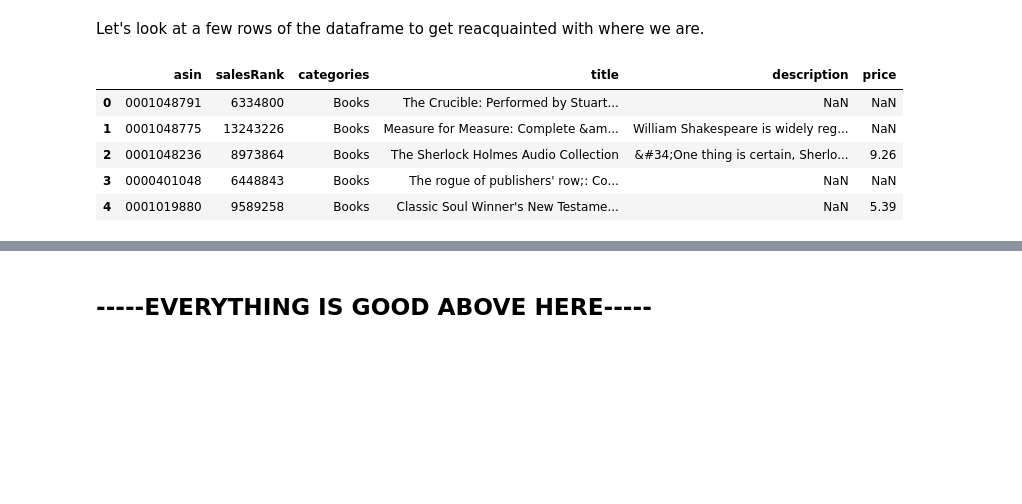
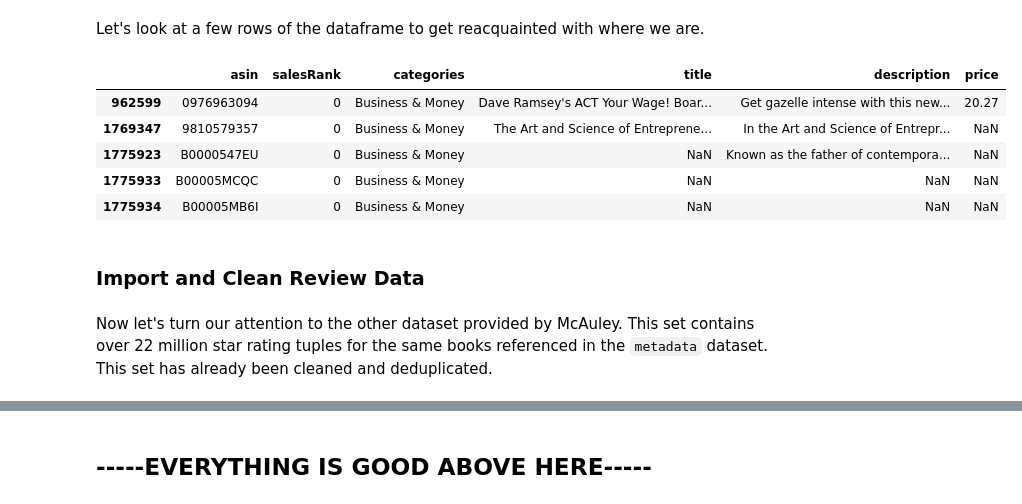
Before and after one commit to kathrynhamilton/207finalproject, a Jupyter notebook: w207_final_project.ipynb, the cells around one changed output, grey strips where cells are left out. Cells and saved outputs as stored; diff of their text form; code cells hidden in the pictures; blank space fills up the shorter version.

```diff
--- a/w207_final_project.ipynb
+++ b/w207_final_project.ipynb
@@ -284,11 +322,22 @@ metadata2.drop(['salesRank','title','description','price'],axis=1).groupby(['cat
+# %%
+busi = metadata[metadata['categories'] == 'Business & Money']
+hist = metadata[metadata['categories'] == 'History']
+tech = metadata[metadata['categories'] == 'Computers & Technology']
+poli = metadata[metadata['categories'] == 'Politics & Social Sciences']
+
+bhtp_data = pd.concat([busi,hist,tech,poli])   # Create a dataframe with all of the relevant data, to use for scraping, etc.
 # %% [markdown]
 Let's look at a few rows of the dataframe to get reacquainted with where we are.
 # %%
-metadata.head(n=5)   # print first 5 rows of dataframe
+bhtp_data.head(n=5)   # print first 5 rows of dataframe
 # %% [output]
 |  | asin | salesRank | categories | title | description | price |
-| 0 | 0001048791 | 6334800 | Books | The Crucible: Performed by Stuart... | NaN | NaN |
-| 1 | 0001048775 | 13243226 | Books | Measure for Measure: Complete &am... | William Shakespeare is widely reg... | NaN |
-| 2 | 0001048236 | 8973864 | Books | The Sherlock Holmes Audio Collection | &#34;One thing is certain, Sherlo... | 9.26 |
-| 3 | 0000401048 | 6448843 | Books | The rogue of publishers' row;: Co... | NaN | NaN |
-| 4 | 0001019880 | 9589258 | Books | Classic Soul Winner's New Testame... | NaN | 5.39 |
+| 962599 | 0976963094 | 0 | Business & Money | Dave Ramsey's ACT Your Wage! Boar... | Get gazelle intense with this new... | 20.27 |
+| 1769347 | 9810579357 | 0 | Business & Money | The Art and Science of Entreprene... | In the Art and Science of Entrepr... | NaN |
+| 1775923 | B0000547EU | 0 | Business & Money | NaN | Known as the father of contempora... | NaN |
+| 1775933 | B00005MCQC | 0 | Business & Money | NaN | NaN | NaN |
+| 1775934 | B00005MB6I | 0 | Business & Money | NaN | NaN | NaN |
+# %% [markdown]
+### Import and Clean Review Data
+# %% [markdown]
+Now let's turn our attention to the other dataset provided by McAuley. This set contains over 22 million star rating tuples for the same books referenced in the `metadata` dataset. This set has already been cleaned and deduplicated.
```
Also changed, not shown: parts of 43 cells of this notebook.
